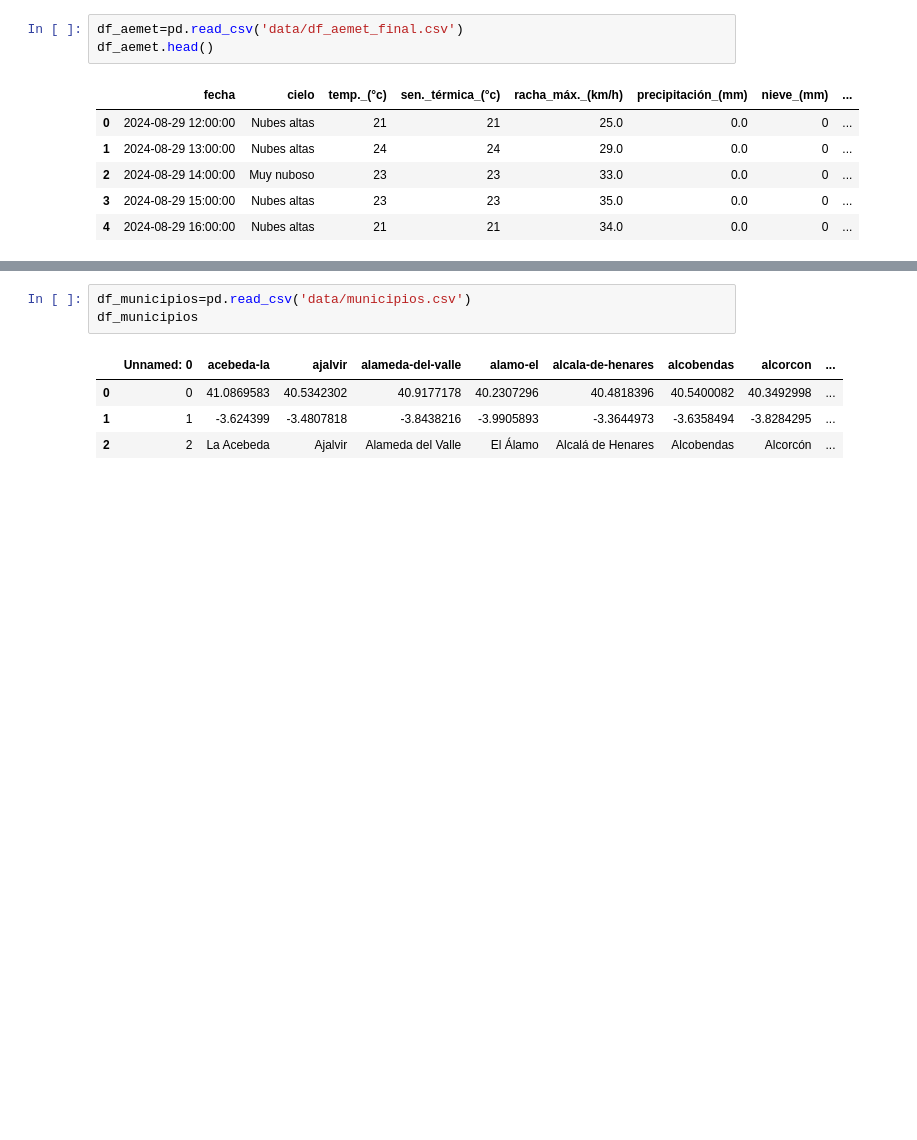
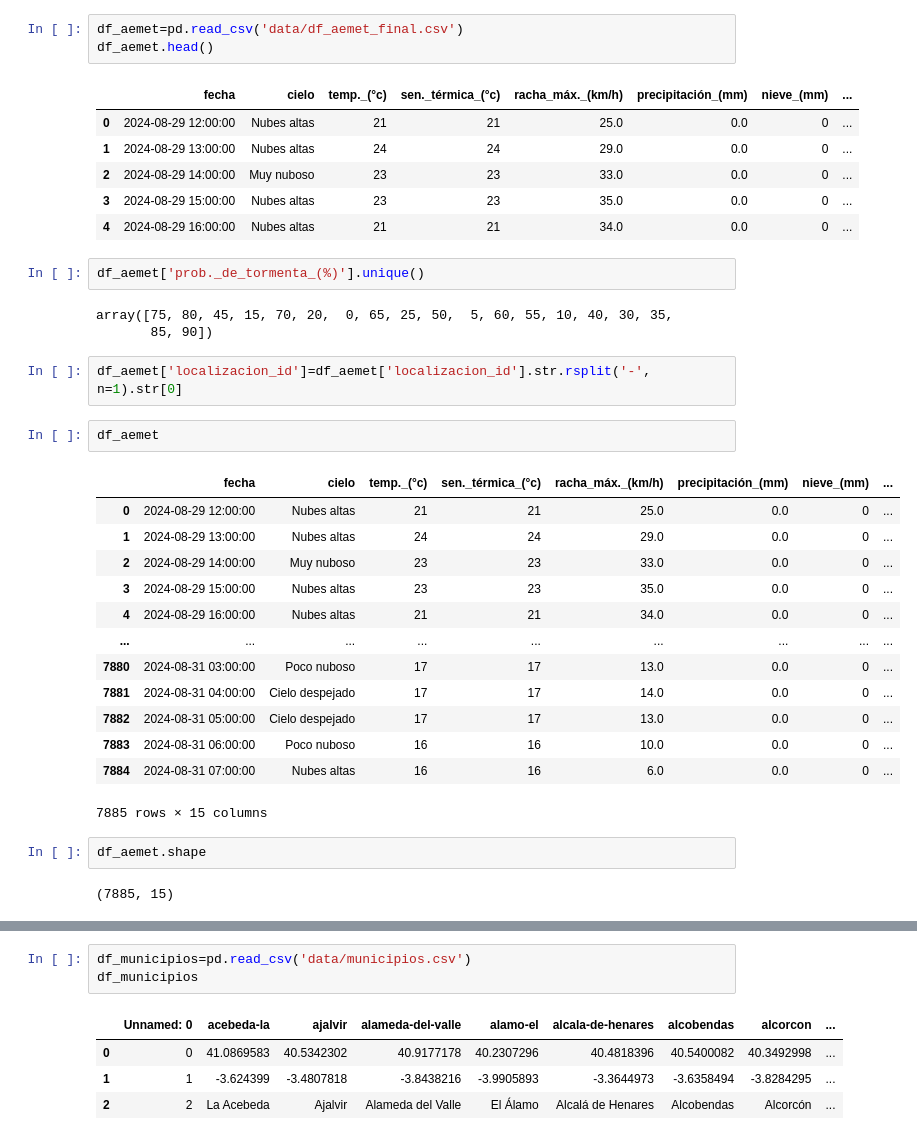
Before and after one commit to SrAlcast/4.3.Python-SQL, a Jupyter notebook: Lab.4.3.Python-SQL.ipynb, the cells around one changed output, grey strips where cells are left out. Saved outputs shown, nothing was run; the diff lists cells and outputs as text; blank space fills up the shorter version.

```diff
--- a/Lab.4.3.Python-SQL.ipynb
+++ b/Lab.4.3.Python-SQL.ipynb
@@ -72,3 +84,30 @@ df_aemet.head()
 | 2 | 2024-08-29 14:00:00 | Muy nuboso | 23 | 23 | 33.0 | 0.0 | 0 | ... |
 | 3 | 2024-08-29 15:00:00 | Nubes altas | 23 | 23 | 35.0 | 0.0 | 0 | ... |
 | 4 | 2024-08-29 16:00:00 | Nubes altas | 21 | 21 | 34.0 | 0.0 | 0 | ... |
+# %%
+df_aemet['prob._de_tormenta_(%)'].unique()
+# %% [output]
+array([75, 80, 45, 15, 70, 20,  0, 65, 25, 50,  5, 60, 55, 10, 40, 30, 35,
+       85, 90])
+# %%
+df_aemet['localizacion_id']=df_aemet['localizacion_id'].str.rsplit('-', n=1).str[0]
+# %%
+df_aemet
+# %% [output]
+|  | fecha | cielo | temp._(°c) | sen._térmica_(°c) | racha_máx._(km/h) | precipitación_(mm) | nieve_(mm) | ... |
+| 0 | 2024-08-29 12:00:00 | Nubes altas | 21 | 21 | 25.0 | 0.0 | 0 | ... |
+| 1 | 2024-08-29 13:00:00 | Nubes altas | 24 | 24 | 29.0 | 0.0 | 0 | ... |
+| 2 | 2024-08-29 14:00:00 | Muy nuboso | 23 | 23 | 33.0 | 0.0 | 0 | ... |
+| 3 | 2024-08-29 15:00:00 | Nubes altas | 23 | 23 | 35.0 | 0.0 | 0 | ... |
+| 4 | 2024-08-29 16:00:00 | Nubes altas | 21 | 21 | 34.0 | 0.0 | 0 | ... |
+| ... | ... | ... | ... | ... | ... | ... | ... | ... |
+| 7880 | 2024-08-31 03:00:00 | Poco nuboso | 17 | 17 | 13.0 | 0.0 | 0 | ... |
+| 7881 | 2024-08-31 04:00:00 | Cielo despejado | 17 | 17 | 14.0 | 0.0 | 0 | ... |
+| 7882 | 2024-08-31 05:00:00 | Cielo despejado | 17 | 17 | 13.0 | 0.0 | 0 | ... |
+| 7883 | 2024-08-31 06:00:00 | Poco nuboso | 16 | 16 | 10.0 | 0.0 | 0 | ... |
+| 7884 | 2024-08-31 07:00:00 | Nubes altas | 16 | 16 | 6.0 | 0.0 | 0 | ... |
+7885 rows × 15 columns
+# %%
+df_aemet.shape
+# %% [output]
+(7885, 15)
```
Also changed, not shown: parts of 18 cells of this notebook, 1 other file.
